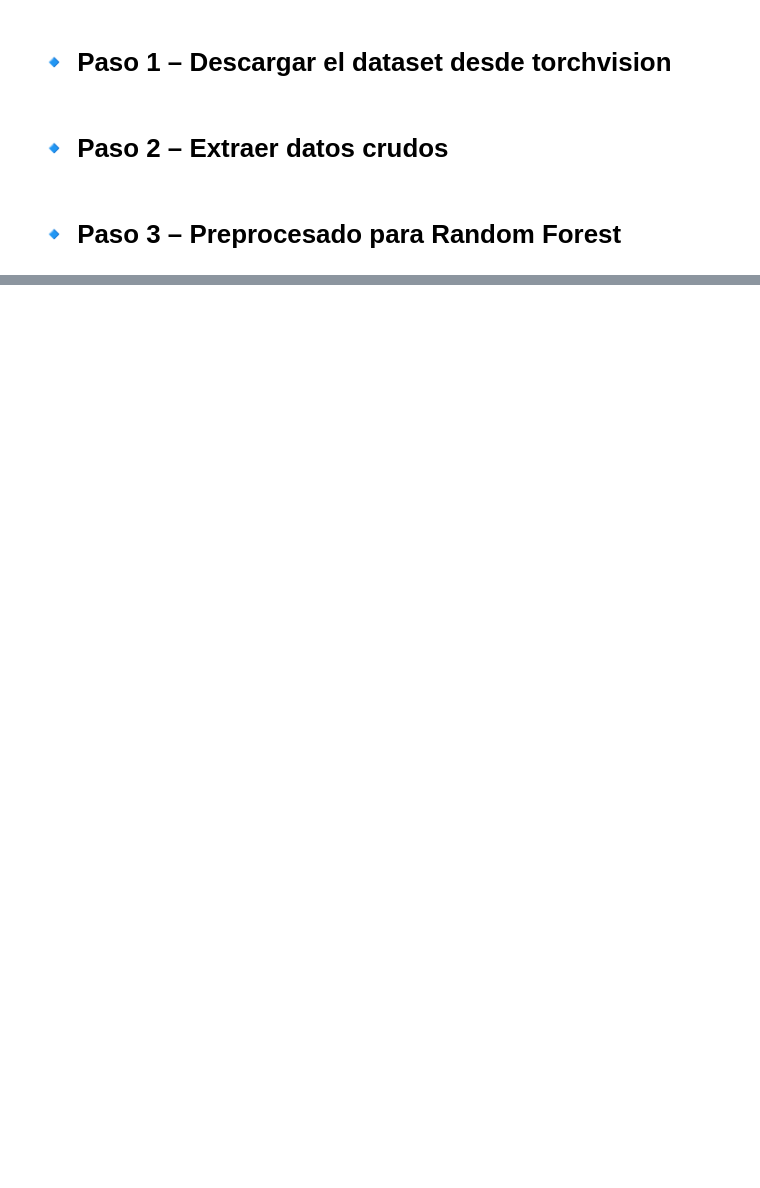
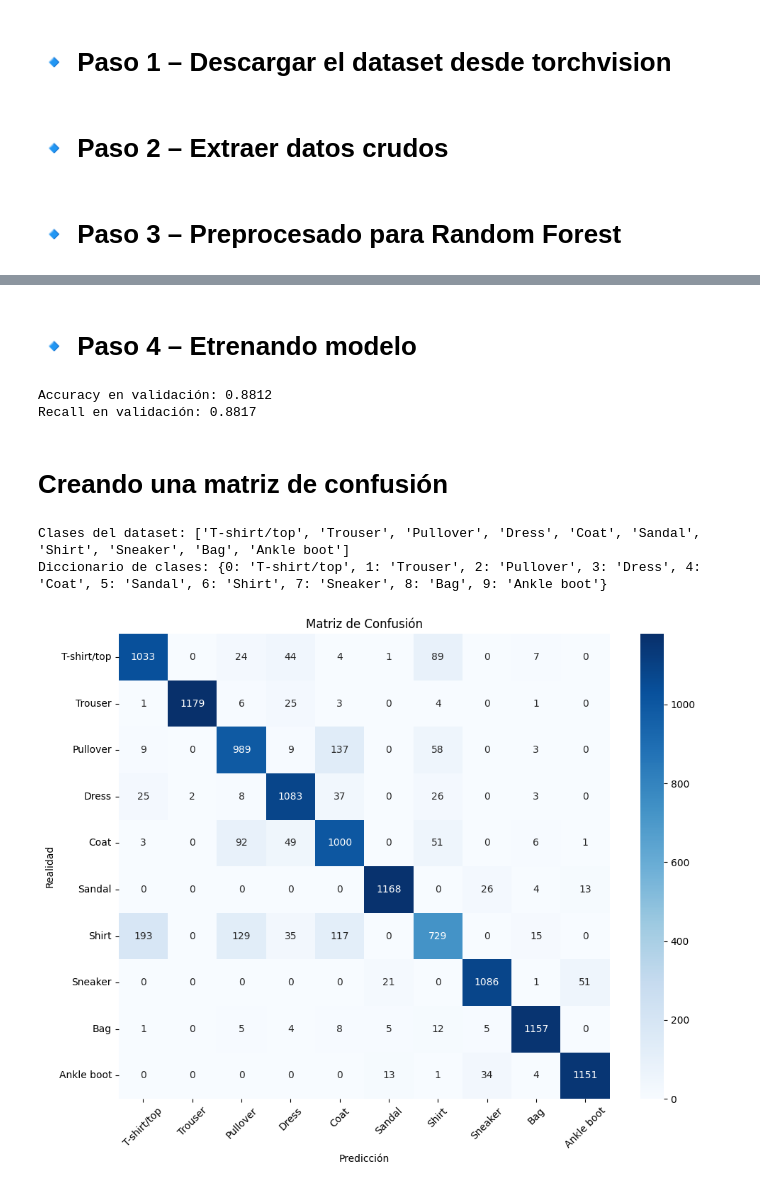
Before and after one commit to javierlago/RepasoIntenligenciaArtificial, a Jupyter notebook: fashion/model_compare.ipynb, the cells around one changed output, grey strips where cells are left out. Cells and saved outputs as stored; diff of their text form; code cells hidden in the pictures; blank space fills up the shorter version.

```diff
--- a/fashion/model_compare.ipynb
+++ b/fashion/model_compare.ipynb
@@ -42,0 +41,47 @@ SyntaxError: (unicode error) 'utf-8' codec can't decode byte 0xfa in position 13
+# %% [markdown]
+# 🔹 Paso 4 – Etrenando modelo
+# %%
+from sklearn.ensemble import RandomForestClassifier
+from sklearn.metrics import accuracy_score, recall_score
+
+# Entrenamos el modelo
+rf = RandomForestClassifier(random_state=42)
+rf.fit(X_train_scaled, y_train)
+
+# Predecimos en validación
+y_val_pred = rf.predict(X_val_scaled)
+
+# Evaluamos
+val_accuracy = accuracy_score(y_val, y_val_pred)
+val_recall = recall_score(y_val, y_val_pred, average='macro')
+
+print(f"Accuracy en validación: {val_accuracy:.4f}")
+print(f"Recall en validación: {val_recall:.4f}")
+# %% [output]
+Accuracy en validación: 0.8812
+Recall en validación: 0.8817
+# %% [markdown]
+# Creando una matriz de confusión
+# %%
+from sklearn.metrics import confusion_matrix
+from utils import plot_confusion
+import seaborn as sns
+import matplotlib.pyplot as plt
+# Printemamos las clases que tiene el dataset
+print("Clases del dataset:", train_dataset.classes)
+ # Creamos un diccionario para mapear las etiquetas a los nombres de las clases
+class_names = {i: name for i, name in enumerate(train_dataset.classes)}
+# Imprimimos el diccionario
+print("Diccionario de clases:", class_names)
+
+# Creamos la matriz de confusión
+matriz_confusion = confusion_matrix(y_val, y_val_pred)
+#Convertimos los indices a etiquetas
+labels = [class_names[i] for i in range(10)]
+
+#Display de la matriz de confusión
+plot_confusion(y_val, y_val_pred, class_names)
+# %% [output]
+Clases del dataset: ['T-shirt/top', 'Trouser', 'Pullover', 'Dress', 'Coat', 'Sandal', 'Shirt', 'Sneaker', 'Bag', 'Ankle boot']
+Diccionario de clases: {0: 'T-shirt/top', 1: 'Trouser', 2: 'Pullover', 3: 'Dress', 4: 'Coat', 5: 'Sandal', 6: 'Shirt', 7: 'Sneaker', 8: 'Bag', 9: 'Ankle boot'}
+[figure, added]
```
Also changed, not shown: parts of 18 cells of this notebook, 4 other files.
